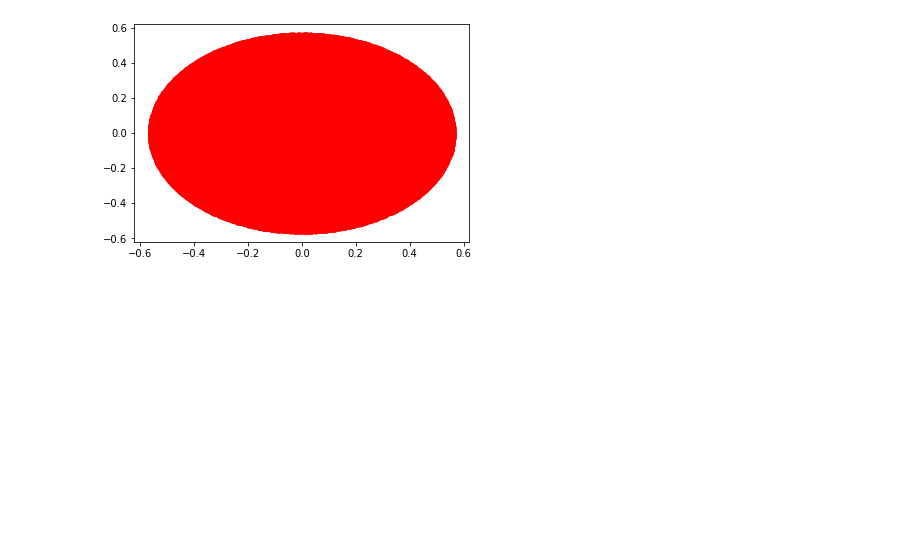
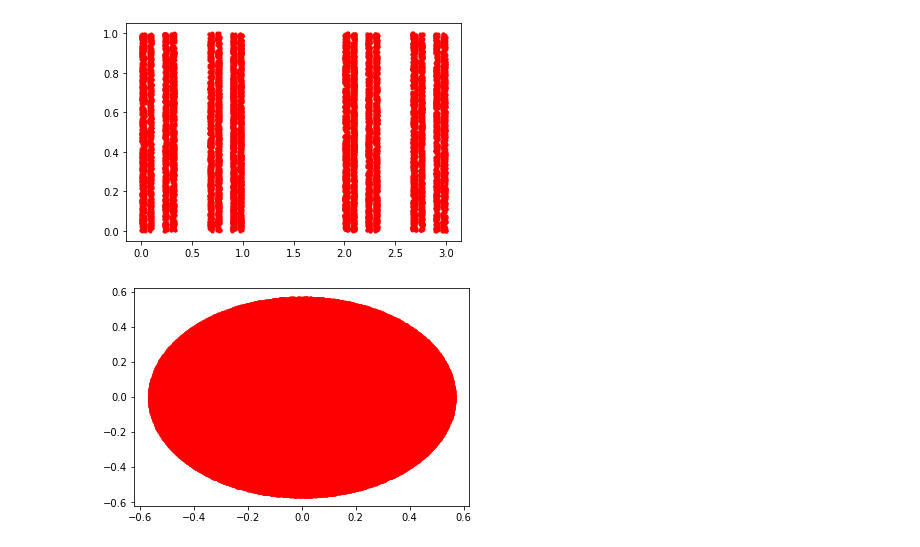
Before and after one commit to sonLe-Thanh/PHDimExperiments, a Jupyter notebook: TestPHDimPointCloud.ipynb, the cells around one changed output. Cells and saved outputs as stored; diff of their text form; code cells hidden in the pictures; blank space fills up the shorter version.

```diff
--- a/TestPHDimPointCloud.ipynb
+++ b/TestPHDimPointCloud.ipynb
@@ -11,12 +11,17 @@ import time
 from sklearn.linear_model import LinearRegression
 from ripser import ripser
 # %%
-level = 10
-max_points = 1000
+level = 6
+max_points = 10000
 jumping = 500
 
+tmp = sampleCantorSetCrossInterval(max_points, level)
 
-disk_2d = sampleDisk2D(max_points)
+plt.scatter(tmp[:, 0], tmp[:, 1], c='r', marker='.')
+plt.show()
+# disk_2d = sampleDisk2D(max_points)
+# %% [output]
+[figure, added]
 # %%
 max_points = 200000
 disk_2d = sampleDisk2D(max_points)
```
Also changed, not shown: 4 other files.
